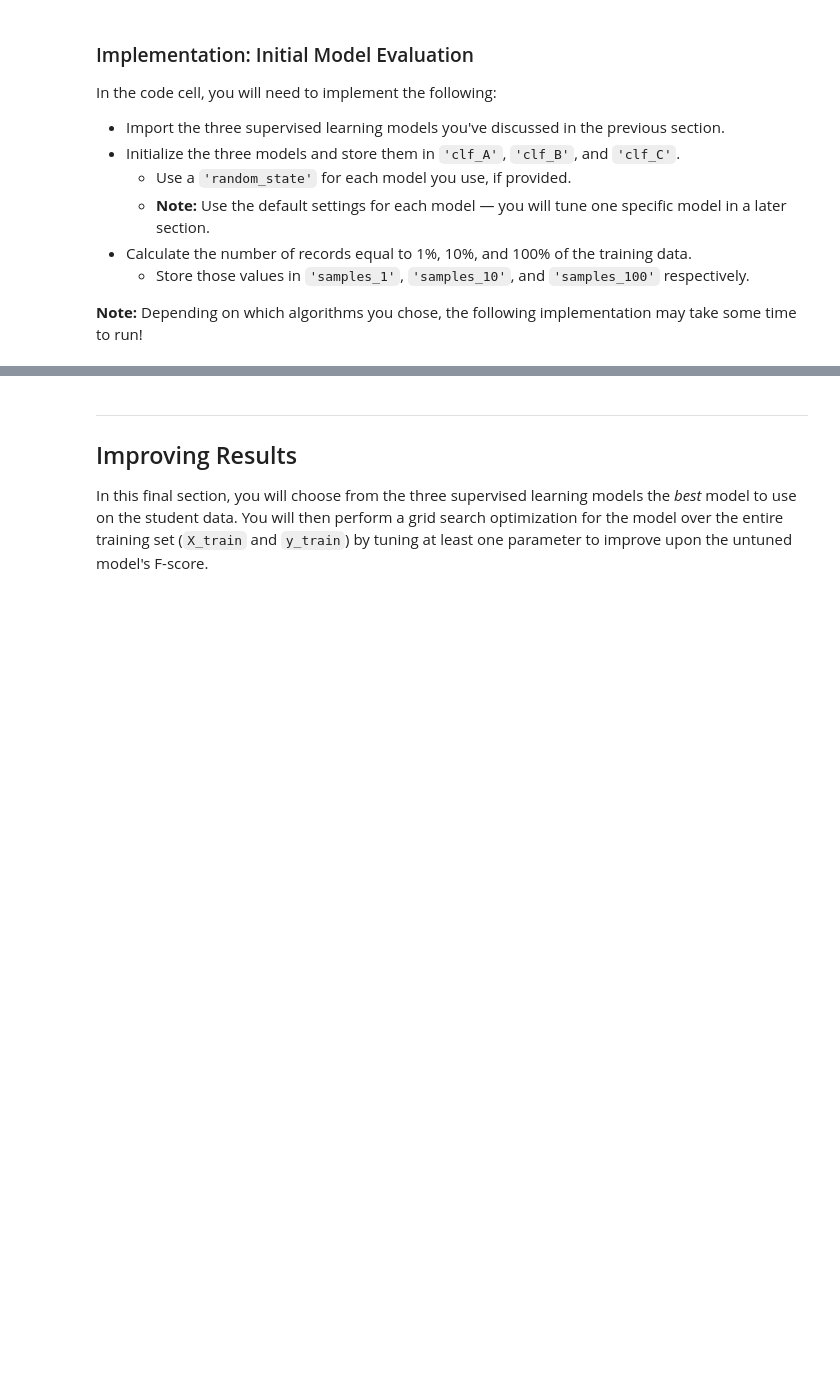
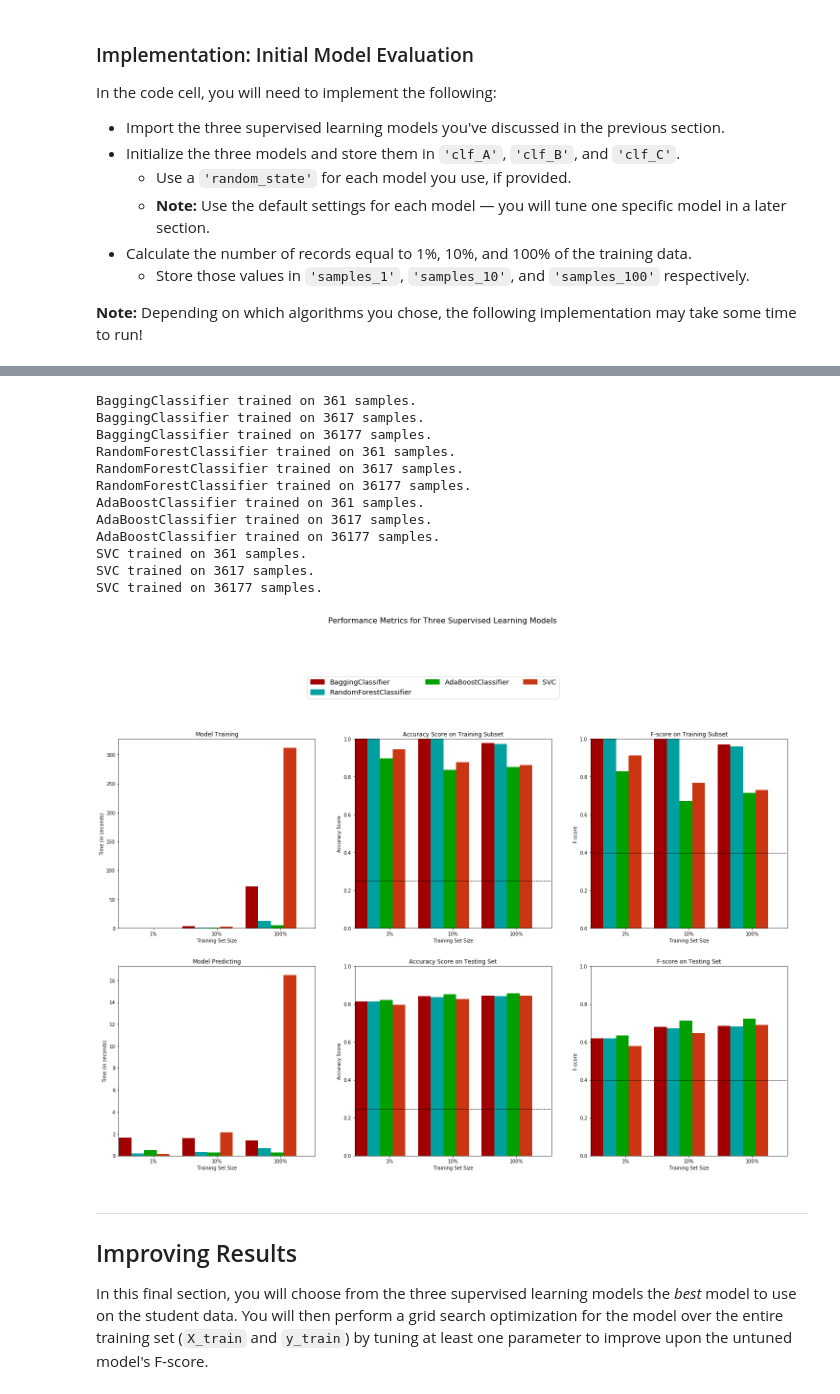
Before and after one commit to dylan-shao/ML-DS-Udacity_Data_Scientist_Nanodegree, a Jupyter notebook: Projects/Finding Donors for CharityML/src/finding_donors.ipynb, the cells around one changed output, grey strips where cells are left out. Saved outputs shown, nothing was run; the diff lists cells and outputs as text; code cells hidden in the pictures; blank space fills up the shorter version.

```diff
--- a/Projects/Finding Donors for CharityML/src/finding_donors.ipynb
+++ b/Projects/Finding Donors for CharityML/src/finding_donors.ipynb
@@ -505,3 +490,40 @@ SVC trained on 36177 samples.
+# %%
+# -------- Compare C with more models D, E, F-------------
+
+from sklearn.ensemble import AdaBoostClassifier
+from sklearn.ensemble import BaggingClassifier
+from sklearn.ensemble import RandomForestClassifier
+from sklearn.svm import SVC
+
+clf_C = AdaBoostClassifier(n_estimators=200, learning_rate=0.2, random_state=0)
+clf_D = BaggingClassifier(n_estimators=200, random_state=0)
+clf_E = RandomForestClassifier(n_estimators=200, random_state=0)
+clf_F = SVC(gamma='auto', C=1000, random_state=0)
+
+results2 = {}
+for clf in [clf_D, clf_E, clf_C, clf_F]:
+    clf_name = clf.__class__.__name__
+    results2[clf_name] = {}
+    for i, samples in enumerate([samples_1, samples_10, samples_100]):
+        results2[clf_name][i] = \
+        train_predict(clf, samples, X_train, y_train, X_test, y_test)
+
+# Run metrics visualization for the three supervised learning models chosen
+vs.evaluate(results2, accuracy, fscore)
+# %% [output]
+BaggingClassifier trained on 361 samples.
+BaggingClassifier trained on 3617 samples.
+BaggingClassifier trained on 36177 samples.
+RandomForestClassifier trained on 361 samples.
+RandomForestClassifier trained on 3617 samples.
+RandomForestClassifier trained on 36177 samples.
+AdaBoostClassifier trained on 361 samples.
+AdaBoostClassifier trained on 3617 samples.
+AdaBoostClassifier trained on 36177 samples.
+SVC trained on 361 samples.
+SVC trained on 3617 samples.
+SVC trained on 36177 samples.
+[figure, added]
 # %% [markdown]
 ----
 ## Improving Results
```
Also changed, not shown: parts of 2 cells of this notebook, 5 other files.
